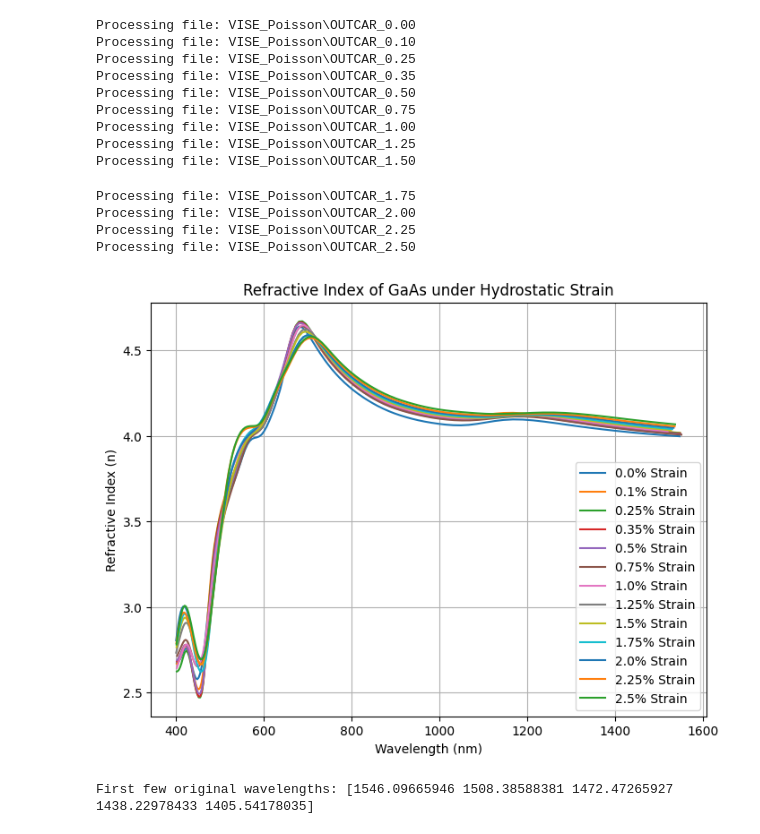
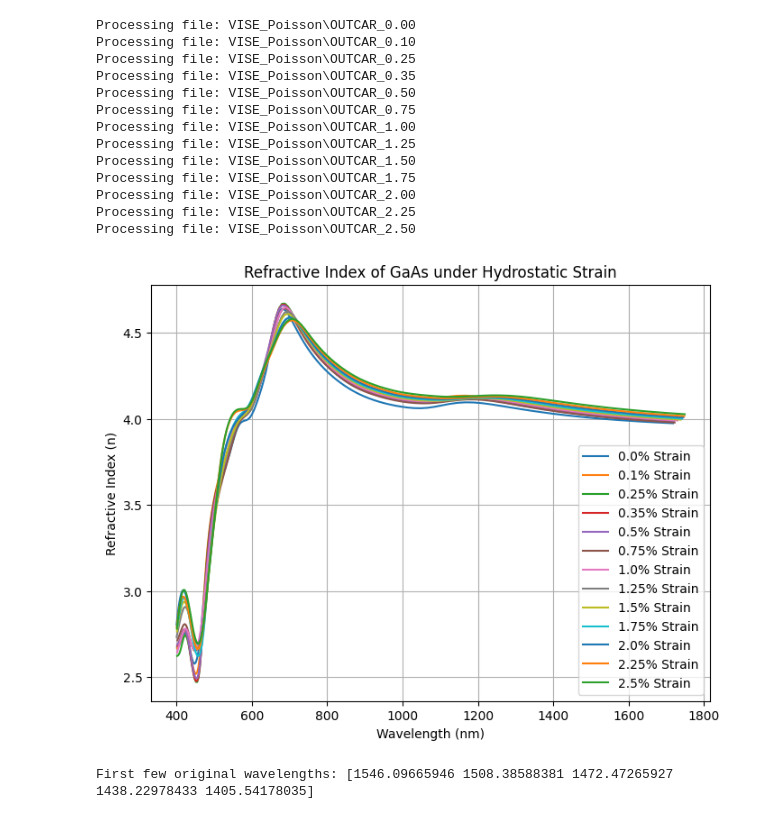
Before and after one commit to RokasBubulis/AM4, a Jupyter notebook: dN - dL for all wavelenghts - change initial_length.ipynb, the cells around one changed output. Drawn from its saved outputs; the diff is of its cells as text; code cells hidden in the pictures.

Commit message:
final plots added

```diff
--- a/dN - dL for all wavelenghts - change initial_length.ipynb
+++ b/dN - dL for all wavelenghts - change initial_length.ipynb
@@ -75,42 +75,42 @@ for file in outcar_files:
         refractive_index_array = np.sqrt((np.sqrt(data_real**2 + data_img**2) + data_real) / 2)
 
         # Limit wavelength range (optional)
-        mask = (wavelength_array >= 400) & (wavelength_array <= 1550)
+        mask = (wavelength_array >= 400) & (wavelength_array <= 1750)
         wavelength_array = wavelength_array[mask]
         refractive_index_array = refractive_index_array[mask]
 
         all_wavelengths.append(wavelength_array)
         all_refractive_indices.append(refractive_index_array)
 
 # Check if data was collected
 if not all_refractive_indices:
     print("No valid refractive index data extracted. Check OUTCAR files.")
 else:
     plt.figure(figsize=(8, 6))
     for i, (wavelengths, refractive_indices) in enumerate(zip(all_wavelengths, all_refractive_indices)):
         plt.plot(wavelengths, refractive_indices, label=f"{pstress_values[i]}% Strain")
 
     plt.xlabel("Wavelength (nm)")
     plt.ylabel("Refractive Index (n)")
     plt.title("Refractive Index of GaAs under Hydrostatic Strain")
     plt.legend()
     plt.grid(True)
     plt.show()
 # %% [output]
 Processing file: VISE_Poisson\OUTCAR_0.00
 Processing file: VISE_Poisson\OUTCAR_0.10
 Processing file: VISE_Poisson\OUTCAR_0.25
 Processing file: VISE_Poisson\OUTCAR_0.35
 Processing file: VISE_Poisson\OUTCAR_0.50
 Processing file: VISE_Poisson\OUTCAR_0.75
 Processing file: VISE_Poisson\OUTCAR_1.00
 Processing file: VISE_Poisson\OUTCAR_1.25
 Processing file: VISE_Poisson\OUTCAR_1.50
+Processing file: VISE_Poisson\OUTCAR_1.75
+Processing file: VISE_Poisson\OUTCAR_2.00
+Processing file: VISE_Poisson\OUTCAR_2.25
+Processing file: VISE_Poisson\OUTCAR_2.50
-Processing file: VISE_Poisson\OUTCAR_1.75
-Processing file: VISE_Poisson\OUTCAR_2.00
-Processing file: VISE_Poisson\OUTCAR_2.25
-Processing file: VISE_Poisson\OUTCAR_2.50
-[figure, old version]
+[figure, new version]
 # %%
 print("First few original wavelengths:", all_wavelengths[0][:5])
 # %% [output]
```
Also changed, not shown: parts of 3 cells of this notebook, 4 other files.
